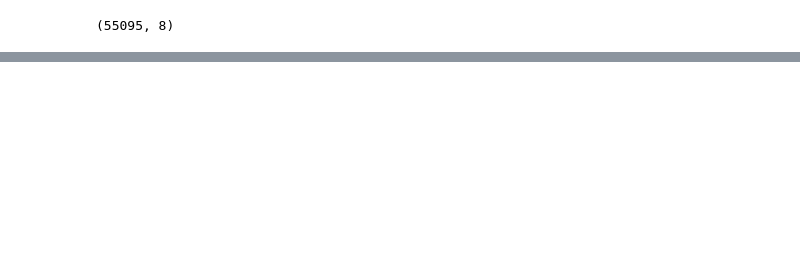
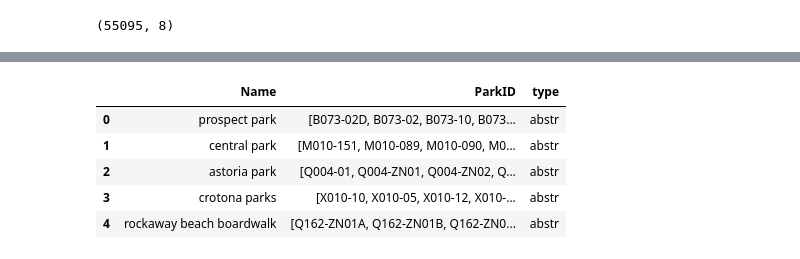
Before and after one commit to gdobler/parqa, a Jupyter notebook: 311/311_calls_to_ParkID.ipynb, the cells around one changed output, grey strips where cells are left out. Drawn from its saved outputs; the diff is of its cells as text; code cells hidden in the pictures; blank space fills up the shorter version.

```diff
--- a/311/311_calls_to_ParkID.ipynb
+++ b/311/311_calls_to_ParkID.ipynb
@@ -109,0 +171,47 @@ calls2.shape
+# %%
+d = [
+    {'ParkID':'B073','type':'abstr','Name': 'prospect park'},
+    {'ParkID':'M010','type':'abstr','Name': 'central park'},
+    {'ParkID':'Q004','type':'abstr','Name': 'astoria park'},
+    {'ParkID':'X010','type':'abstr','Name': 'crotona parks'},
+    {'ParkID':'Q162','type':'abstr', 'Name': 'rockaway beach boardwalk'},
+    {'ParkID':'M014','type':'abstr', 'Name': 'jackie robinson park'},
+    {'ParkID':'M028','type':'abstr', 'Name': 'fort washington park'},
+    {'ParkID':'M037','type':'abstr', 'Name': 'highbridge park'},
+    {'ParkID':'M098','type':'abstr', 'Name': 'washington square park'},
+    {'ParkID':'M105','type':'abstr', 'Name': 'sara d. roosevelt park'},
+    {'ParkID':'M107','type':'abstr', 'Name': "hell's kitchen park"},
+    {'ParkID':'M283','type':'abstr', 'Name': 'battery park city'},
+    {'ParkID':'Q001','type':'abstr', 'Name': 'alley pond park'},
+    {'ParkID':'Q005','type':'abstr', 'Name': 'baisley pond park'},
+    {'ParkID':'Q009','type':'abstr', 'Name': 'macneil park'},
+    {'ParkID':'Q012','type':'abstr', 'Name': 'crocheron park'},
+    {'ParkID':'Q020','type':'abstr', 'Name': 'highland park'},
+    {'ParkID':'Q021','type':'abstr', 'Name': 'cunningham park'},
+    {'ParkID':'Q024','type':'abstr', 'Name': 'kissena park'},
+    {'ParkID':'Q102','type':'abstr', 'Name': 'juniper valley park'},
+    {'ParkID':'R129','type':'abstr', 'Name': 'greenbelt native plant center'},
+    {'ParkID':'B058','type':'abstr', 'Name': 'mccarren park'},
+
+
+]
+# %%
+# prop = prop.append(pd.DataFrame(d), ignore_index=1)
+abstr = pd.DataFrame(d)
+# %%
+# prop[prop.type=='abstr']
+
+def getIDList(ID):
+    '''get list of pID for this general structure'''
+    return prop.ParkID[prop.ParkID.str.startswith(ID)].tolist()
+# %%
+abstr.ParkID = abstr.ParkID.apply(getIDList)
+# %%
+abstr.head()
+# %% [output]
+|  | Name | ParkID | type |
+| 0 | prospect park | [B073-02D, B073-02, B073-10, B073... | abstr |
+| 1 | central park | [M010-151, M010-089, M010-090, M0... | abstr |
+| 2 | astoria park | [Q004-01, Q004-ZN01, Q004-ZN02, Q... | abstr |
+| 3 | crotona parks | [X010-10, X010-05, X010-12, X010-... | abstr |
+| 4 | rockaway beach boardwalk | [Q162-ZN01A, Q162-ZN01B, Q162-ZN0... | abstr |
```
Also changed, not shown: parts of 17 cells of this notebook.
